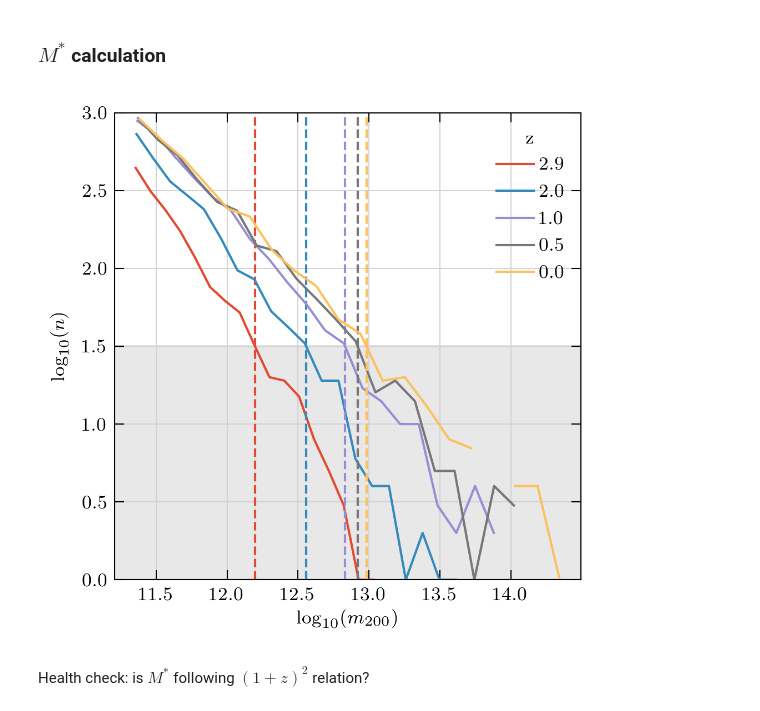
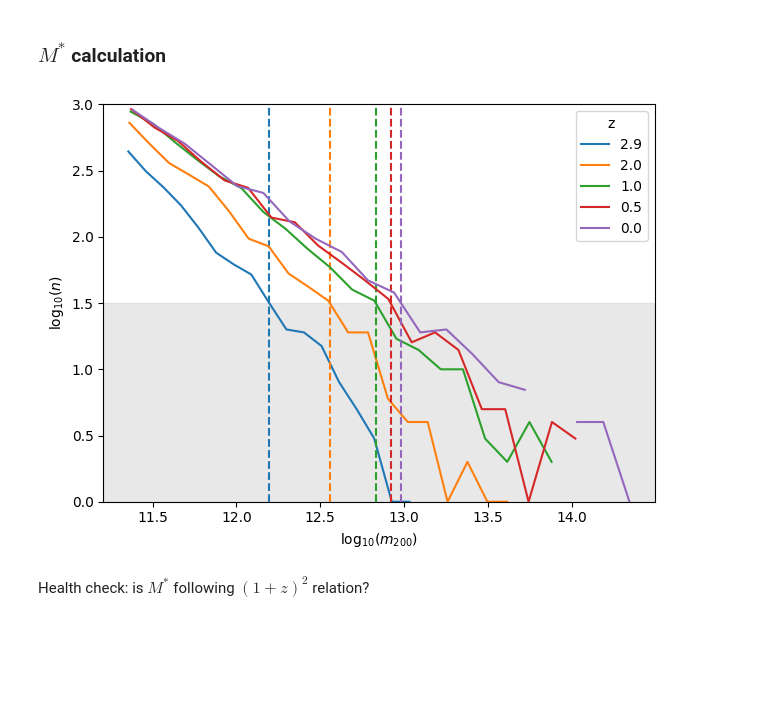
Before and after one commit to oleskiewicz/hbtp, a Jupyter notebook: halo.ipynb, the cells around one changed output. Saved outputs shown, nothing was run; the diff lists cells and outputs as text; code cells hidden in the pictures; blank space fills up the shorter version.

```diff
--- a/halo.ipynb
+++ b/halo.ipynb
@@ -21,6 +16,6 @@ from cosmology import nfw, einasto
 from src import read
 # %%
-plt.style.use('paper')
+# plt.style.use('paper')
 # %% [markdown]
 ### Analysis parameters
 # %%
@@ -36,10 +31,7 @@ prof_reader = HBTProfileReader("./data/%s/subcat" % grav)
 hist_reader = HBTHistoryReader("./data/%s/subcat" % grav)
 
 zs = pd.read_csv(
-    "./data/redshift_list.txt",
-    delimiter=" ",
-    header=None,
-    names=["snap", "z"]
+    "./data/redshift_list.txt", delimiter=" ", header=None, names=["snap", "z"]
 ).set_index("snap")
 # %% [markdown]
 ### Subhalo mass function
@@ -65,64 +59,58 @@ plt.plot(*subhalo_mass_function(r, snap), color='C0', marker='.')
 Create a histogram to contain all FoF haloes, and use the bins to digitize the `M200Crit` field.
 # %%
 def read_haloes(r, snap):
-    hs = r.LoadHostHalos(snap)[['HaloId','R200CritComoving','M200Crit']]
-    hs = hs[hs['M200Crit'] >= 20]
-    hs = hs[hs['M200Crit'] >= 20]
-    hs['M200Crit'] = 1e10*hs['M200Crit']
+    hs = r.LoadHostHalos(snap)[["HaloId", "R200CritComoving", "M200Crit"]]
+    hs = hs[hs["M200Crit"] >= 20]
+    hs = hs[hs["M200Crit"] >= 20]
+    hs["M200Crit"] = 1e10 * hs["M200Crit"]
     return hs
+
 
 def bin_haloes(haloes, bin_column, bin_edges, transform=lambda x: x):
     hs = np.lib.recfunctions.append_fields(
         haloes,
-        'bin',
-        np.digitize(
-            transform(haloes[bin_column]),
-            bin_edges[1:],
-            right=True
-        ),
+        "bin",
+        np.digitize(transform(haloes[bin_column]), bin_edges[1:], right=True),
         usemask=False,
     )
     return hs
 
+
 def halo_mass_function(r, snap, nbins):
     hs = read_haloes(r, snap)
-    counts, bin_edges = np.histogram(np.log10(hs['M200Crit']), nbins)
-    hs = bin_haloes(hs, 'M200Crit', bin_edges, lambda x: np.log10(x))
-    bins = 0.5*(bin_edges[1:] + bin_edges[:-1])
+    counts, bin_edges = np.histogram(np.log10(hs["M200Crit"]), nbins)
+    hs = bin_haloes(hs, "M200Crit", bin_edges, lambda x: np.log10(x))
+    bins = 0.5 * (bin_edges[1:] + bin_edges[:-1])
     return bins, np.log10(counts)
 # %% [markdown]
 ### $M^*$ calculation
 # %%
 fig, ax = plt.subplots(1)
 ax.set_xlabel(r"$\log_{10}(m_{200})$")
 ax.set_ylabel(r"$\log_{10}(n)$")
 
 n_star = 1.5
 m_star = []
-ax.axhspan(0.0, n_star, color='lightgrey', alpha=0.5)
+ax.axhspan(0.0, n_star, color="lightgrey", alpha=0.5)
 
 for i, _snap in enumerate([51, 61, 78, 93, 122]):
     x_k, y_k = halo_mass_function(r, _snap, nbins)
     y1, y2 = y_k[y_k > n_star][-1], y_k[y_k < n_star][0]
     x1, x2 = x_k[y_k > n_star][-1], x_k[y_k < n_star][0]
-#     print(len(y_k[y_k > n_star]))
-    m_star.append(((x2-x1)/(y2-y1))*(n_star-y1)+x1)
+    #     print(len(y_k[y_k > n_star]))
+    m_star.append(((x2 - x1) / (y2 - y1)) * (n_star - y1) + x1)
 
-    ax.plot(
-        x_k, y_k,
-        "C%d"%i,
-        label="%.1f"%(zs.loc[_snap].values[0])
-    )
-    ax.axvline(m_star[i], ls='--', color="C%d"%i)
+    ax.plot(x_k, y_k, "C%d" % i, label="%.1f" % (zs.loc[_snap].values[0]))
+    ax.axvline(m_star[i], ls="--", color="C%d" % i)
 
 ax.legend(title="z")
 ax.set_ylim([0.0, 3.0])
 
 fig.tight_layout()
 
 # fig.savefig("./plots/mf_mstar.pdf")
 # %% [output]
-[figure, old version]
+[figure, new version]
 # %% [markdown]
 Health check: is $M^{*}$ following $(1+z)^2$ relation?
 # %%
```
Also changed, not shown: parts of 22 cells of this notebook, 1 other file.
